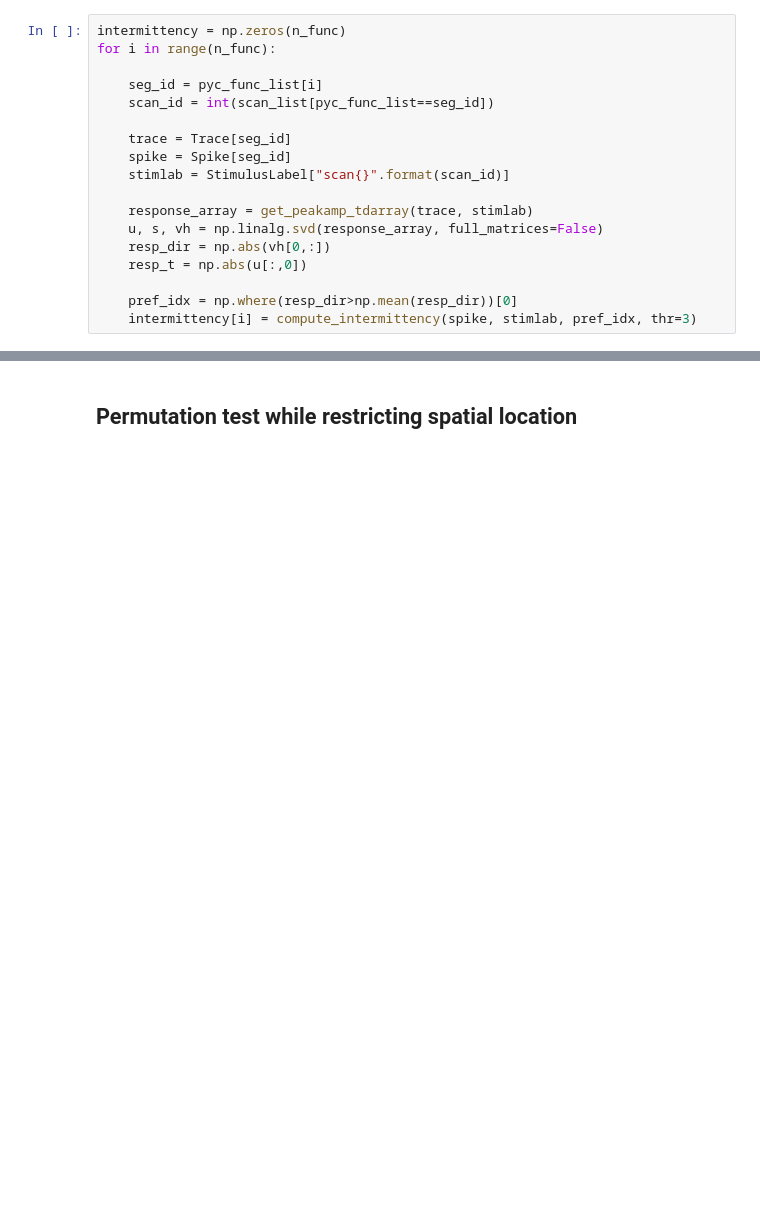
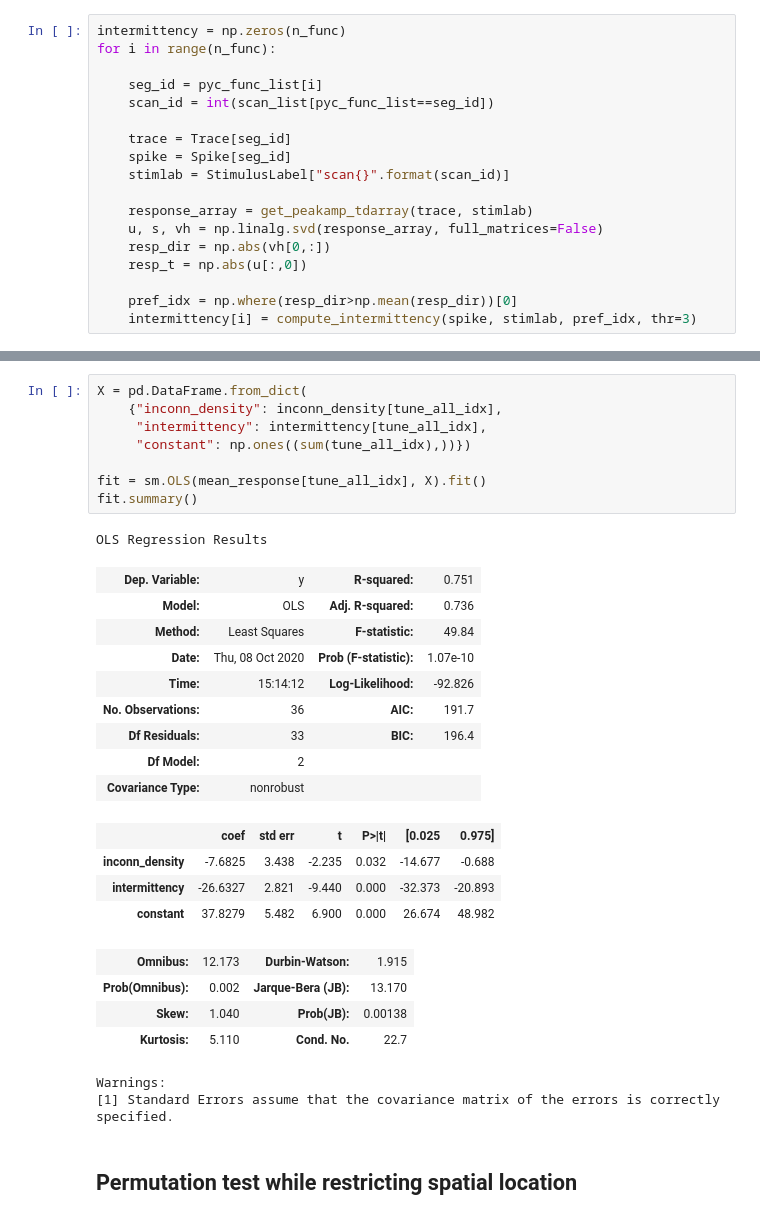
Before and after one commit to AllenInstitute/MicronsBinder, a Jupyter notebook: notebooks/multiscale/function/intermittency_analysis_Figure6.ipynb, the cells around one changed output, grey strips where cells are left out. Drawn from its saved outputs; the diff is of its cells as text; blank space fills up the shorter version.

```diff
--- a/notebooks/multiscale/function/intermittency_analysis_Figure6.ipynb
+++ b/notebooks/multiscale/function/intermittency_analysis_Figure6.ipynb
@@ -676,3 +701,32 @@ plt.show()
+# %%
+X = pd.DataFrame.from_dict(
+    {"inconn_density": inconn_density[tune_all_idx],
+     "intermittency": intermittency[tune_all_idx],
+     "constant": np.ones((sum(tune_all_idx),))})
+
+fit = sm.OLS(mean_response[tune_all_idx], X).fit()
+fit.summary()
+# %% [output]
+OLS Regression Results
+| Dep. Variable: | y | R-squared: | 0.751 |
+| Model: | OLS | Adj. R-squared: | 0.736 |
+| Method: | Least Squares | F-statistic: | 49.84 |
+| Date: | Thu, 08 Oct 2020 | Prob (F-statistic): | 1.07e-10 |
+| Time: | 15:14:12 | Log-Likelihood: | -92.826 |
+| No. Observations: | 36 | AIC: | 191.7 |
+| Df Residuals: | 33 | BIC: | 196.4 |
+| Df Model: | 2 |  |  |
+| Covariance Type: | nonrobust |  |  |
+|  | coef | std err | t | P>|t| | [0.025 | 0.975] |
+| inconn_density | -7.6825 | 3.438 | -2.235 | 0.032 | -14.677 | -0.688 |
+| intermittency | -26.6327 | 2.821 | -9.440 | 0.000 | -32.373 | -20.893 |
+| constant | 37.8279 | 5.482 | 6.900 | 0.000 | 26.674 | 48.982 |
+| Omnibus: | 12.173 | Durbin-Watson: | 1.915 |
+| Prob(Omnibus): | 0.002 | Jarque-Bera (JB): | 13.170 |
+| Skew: | 1.040 | Prob(JB): | 0.00138 |
+| Kurtosis: | 5.110 | Cond. No. | 22.7 |
+Warnings:
+[1] Standard Errors assume that the covariance matrix of the errors is correctly specified.
 # %% [markdown]
 ## Permutation test while restricting spatial location
 # %%
```
Also changed, not shown: parts of 23 cells of this notebook.
